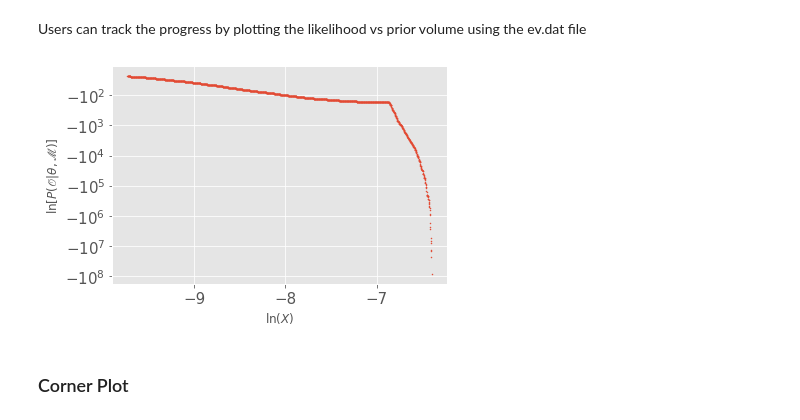
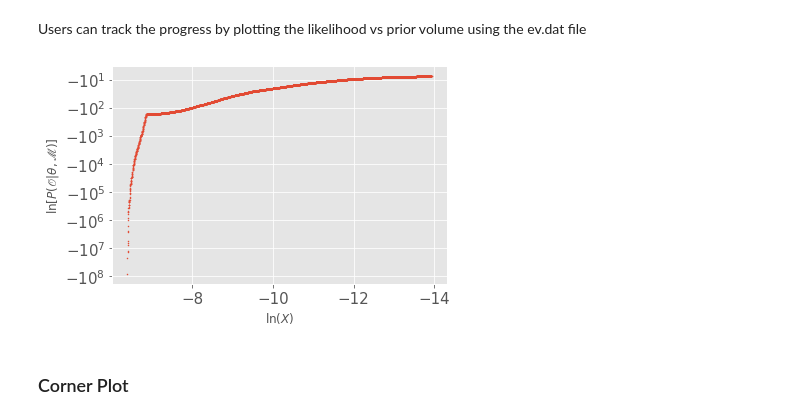
Before and after one commit to 21cmfast/21CMMC, a Jupyter notebook: docs/tutorials/MultiNest.ipynb, the cells around one changed output. Drawn from its saved outputs; the diff is of its cells as text; code cells hidden in the pictures.

```diff
--- a/docs/tutorials/MultiNest.ipynb
+++ b/docs/tutorials/MultiNest.ipynb
@@ -77,11 +77,12 @@ Users can track the progress by plotting the likelihood vs prior volume using th
 # %%
 evs = np.loadtxt('./MultiNest/%sev.dat'%model_name)
 plt.scatter(evs[:,-2],evs[:,-3],s=1)
 plt.yscale('symlog')
 plt.xlabel(r'$\ln(X)$')
-plt.ylabel(r'$\ln[P(\mathscr{O}|\theta, \mathscr{M})]$');
+plt.ylabel(r'$\ln[P(\mathscr{O}|\theta, \mathscr{M})]$')
+plt.gca().invert_xaxis()
 # %% [output]
-[figure, old version]
+[figure, new version]
 # %% [markdown]
 ### Corner Plot
 # %% [markdown]
```
Also changed, not shown: parts of 2 cells of this notebook, 1 other file.
